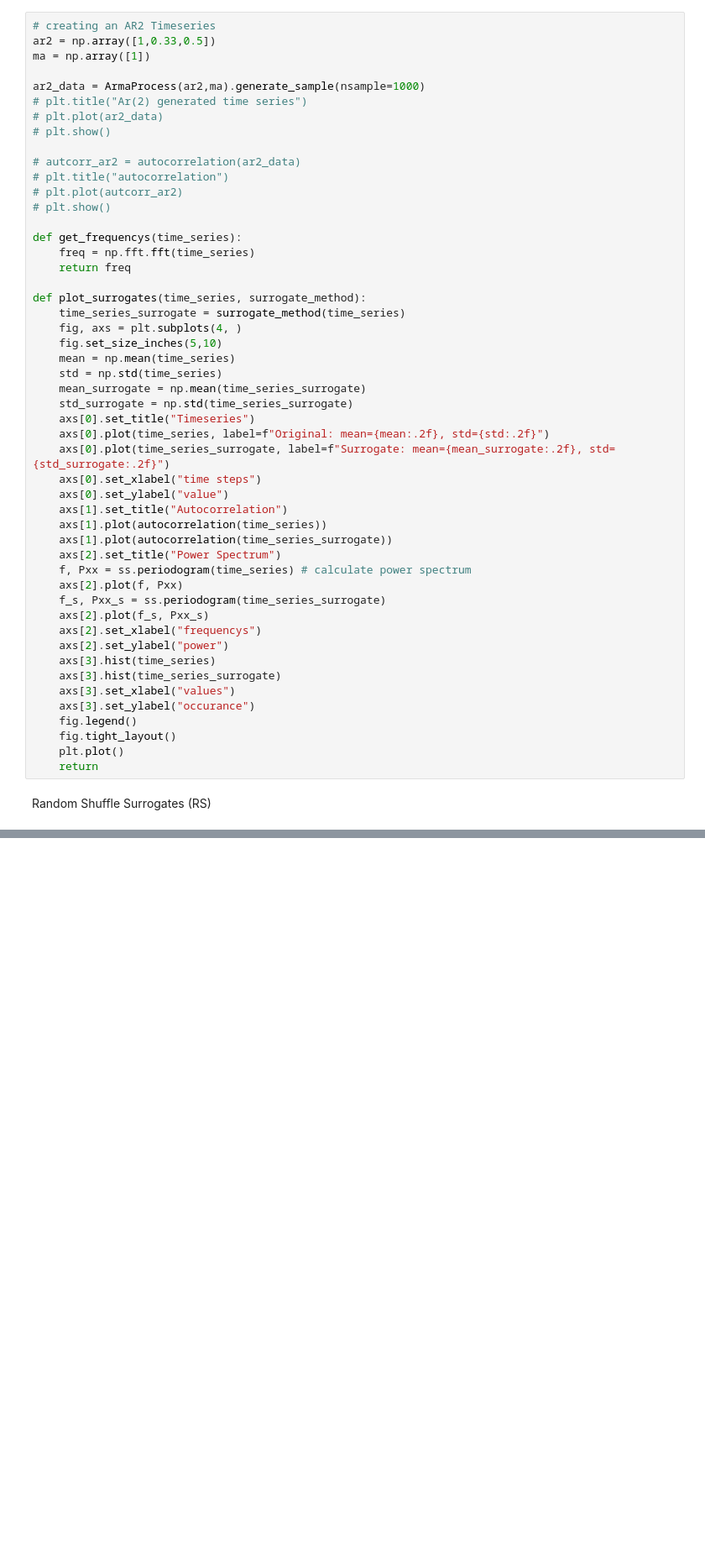
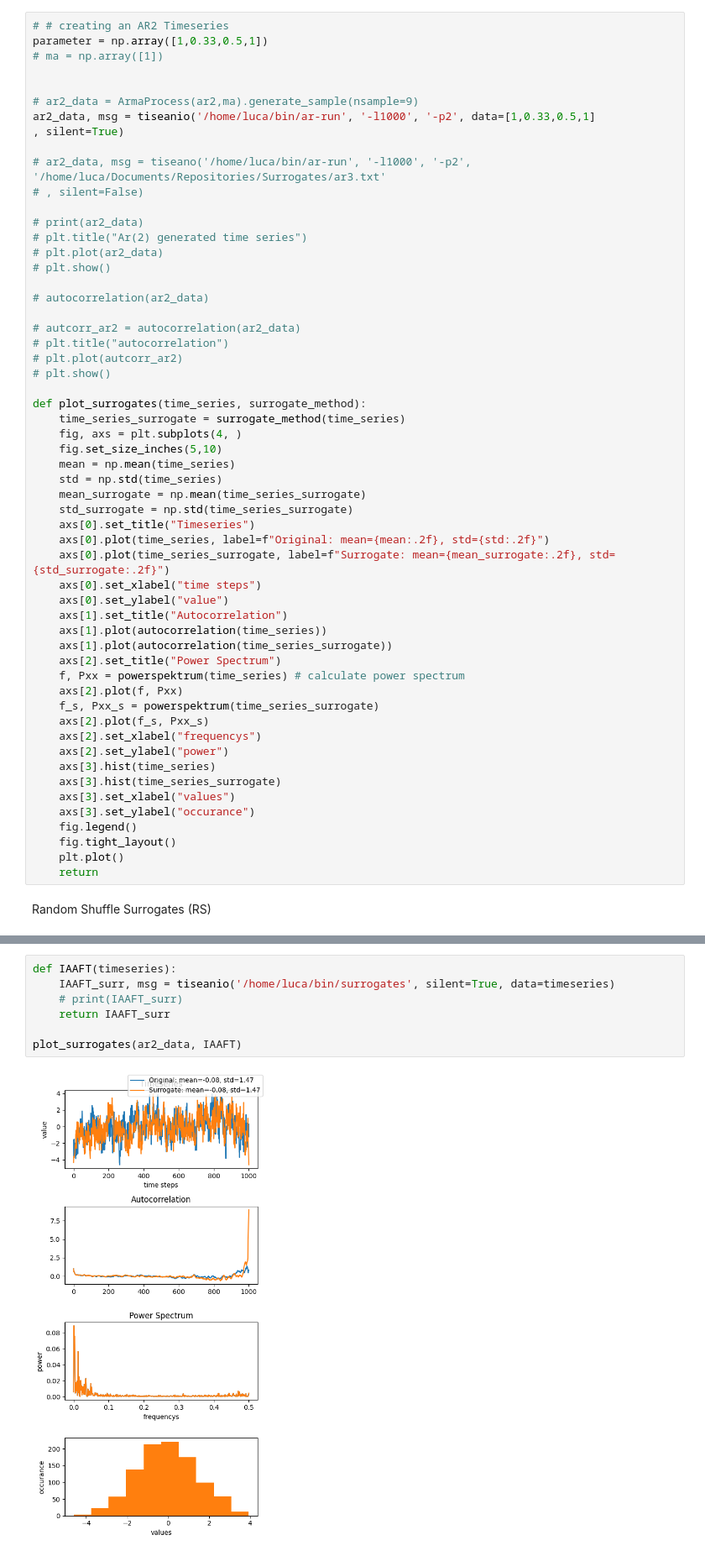
Before and after one commit to LucaGawa/Surrogates, a Jupyter notebook: surrogates.ipynb, the cells around one changed output, grey strips where cells are left out. Shown: that part at 84% size. Cells and saved outputs as stored; diff of their text form; blank space fills up the shorter version.

Commit message:
added TISEAN compability and first try of AAFT

```diff
--- a/surrogates.ipynb
+++ b/surrogates.ipynb
@@ -13,21 +41,27 @@ def autocorrelation(x): #todo flatten with mean
 # %%
-# creating an AR2 Timeseries
-ar2 = np.array([1,0.33,0.5])
-ma = np.array([1])
+# # creating an AR2 Timeseries
+parameter = np.array([1,0.33,0.5,1])
+# ma = np.array([1])
 
-ar2_data = ArmaProcess(ar2,ma).generate_sample(nsample=1000)
+
+# ar2_data = ArmaProcess(ar2,ma).generate_sample(nsample=9)
+ar2_data, msg = tiseanio('/home/luca/bin/ar-run', '-l1000', '-p2', data=[1,0.33,0.5,1]
+, silent=True)
+
+# ar2_data, msg = tiseano('/home/luca/bin/ar-run', '-l1000', '-p2', '/home/luca/Documents/Repositories/Surrogates/ar3.txt'
+# , silent=False)
+
+# print(ar2_data)
 # plt.title("Ar(2) generated time series")
 # plt.plot(ar2_data)
 # plt.show()
+
+# autocorrelation(ar2_data)
 
 # autcorr_ar2 = autocorrelation(ar2_data)
 # plt.title("autocorrelation")
 # plt.plot(autcorr_ar2)
 # plt.show()
-
-def get_frequencys(time_series):
-    freq = np.fft.fft(time_series)
-    return freq
 
 def plot_surrogates(time_series, surrogate_method):
     time_series_surrogate = surrogate_method(time_series)
@@ -46,9 +80,9 @@ def plot_surrogates(time_series, surrogate_method):
     axs[1].plot(autocorrelation(time_series))
     axs[1].plot(autocorrelation(time_series_surrogate))
     axs[2].set_title("Power Spectrum")
-    f, Pxx = ss.periodogram(time_series) # calculate power spectrum
+    f, Pxx = powerspektrum(time_series) # calculate power spectrum
     axs[2].plot(f, Pxx)
-    f_s, Pxx_s = ss.periodogram(time_series_surrogate)
+    f_s, Pxx_s = powerspektrum(time_series_surrogate)
     axs[2].plot(f_s, Pxx_s)
     axs[2].set_xlabel("frequencys")
     axs[2].set_ylabel("power")
@@ -88,0 +202,9 @@ plot_surrogates(ar2_data, FS_phase)
+# %%
+def IAAFT(timeseries):
+    IAAFT_surr, msg = tiseanio('/home/luca/bin/surrogates', silent=True, data=timeseries)
+    # print(IAAFT_surr)
+    return IAAFT_surr
+
+plot_surrogates(ar2_data, IAAFT)
+# %% [output]
+[figure, added]
```
Also changed, not shown: parts of 8 cells of this notebook.
